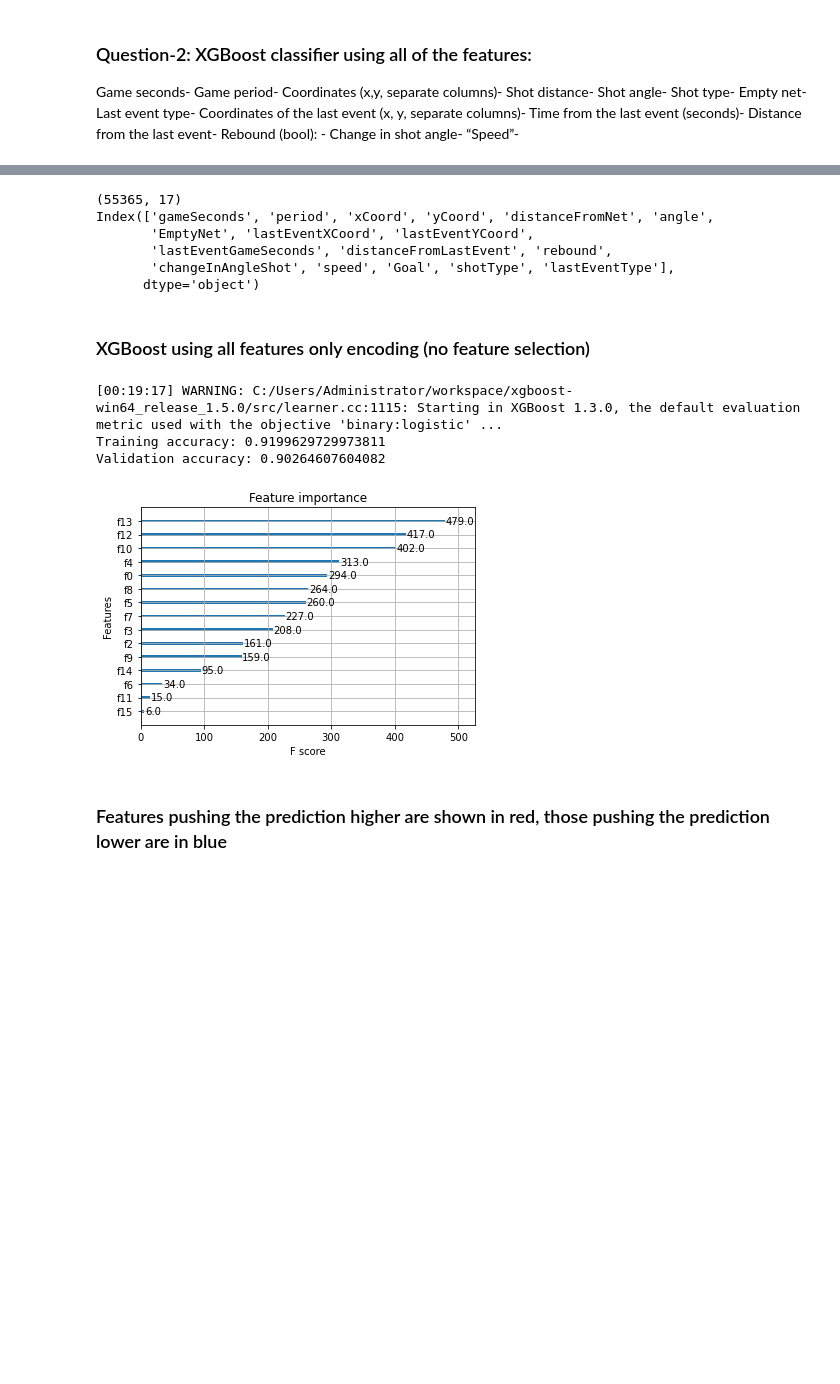
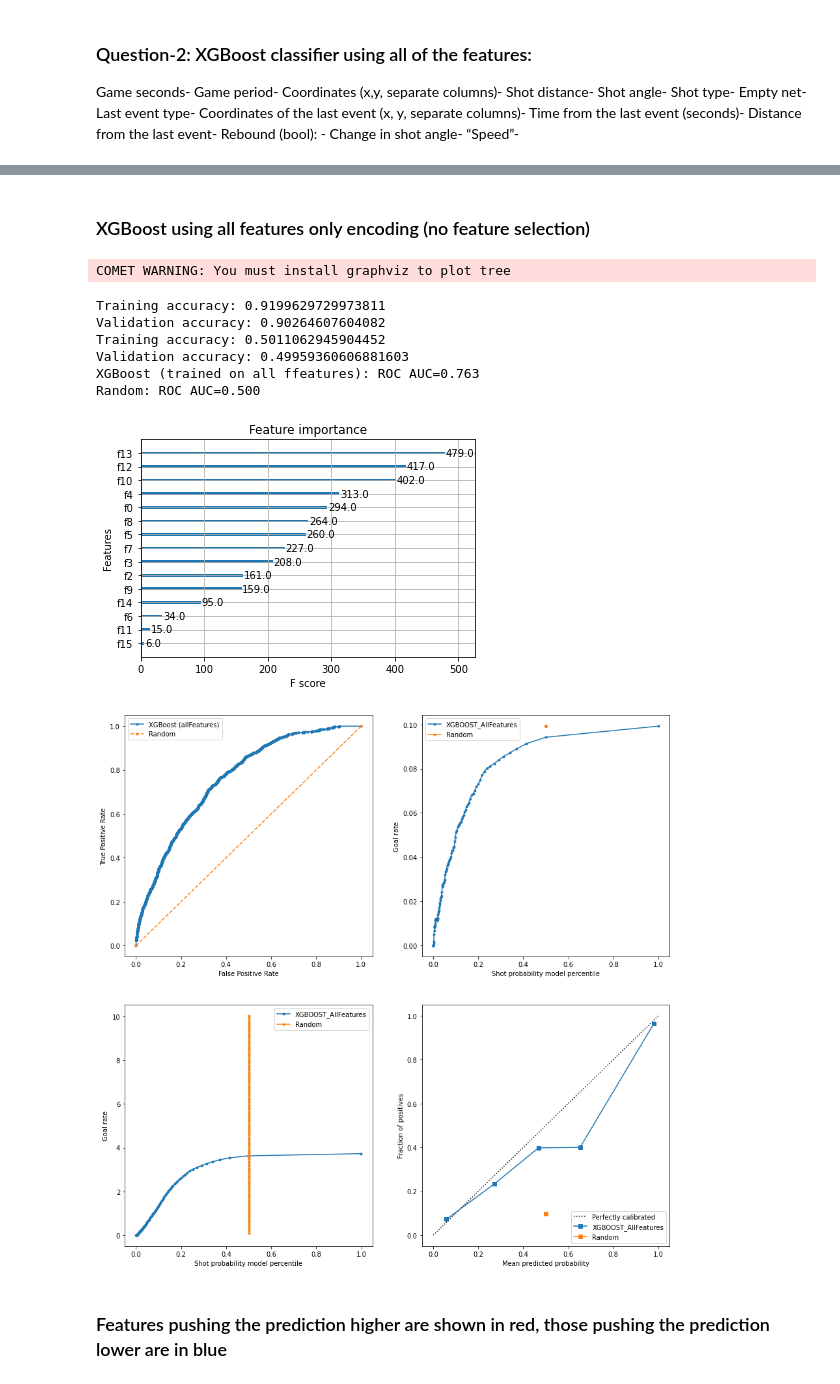
Before and after one commit to sorinmuchi/IFT6758, a Jupyter notebook: notebooks/5-AdvancedModels.ipynb, the cells around one changed output, grey strips where cells are left out. Drawn from its saved outputs; the diff is of its cells as text; code cells hidden in the pictures; blank space fills up the shorter version.

```diff
--- a/notebooks/5-AdvancedModels.ipynb
+++ b/notebooks/5-AdvancedModels.ipynb
@@ -292,44 +415,37 @@ display(Frame.head())
 # %%
-df_f = Frame.dropna()
-print(df_f.shape)
-print(df_f.columns)
-X = df_f.drop('Goal',axis=1)
-y = df_f['Goal'].to_numpy()
-
 X_trainXG_All, X_valXG_All, y_trainXG_All, y_valXG_All = train_test_split(X, y, test_size=0.2, random_state=0)
-# %% [output]
-(55365, 17)
-Index(['gameSeconds', 'period', 'xCoord', 'yCoord', 'distanceFromNet', 'angle',
-       'EmptyNet', 'lastEventXCoord', 'lastEventYCoord',
-       'lastEventGameSeconds', 'distanceFromLastEvent', 'rebound',
-       'changeInAngleShot', 'speed', 'Goal', 'shotType', 'lastEventType'],
-      dtype='object')
 # %% [markdown]
 ### XGBoost using all features only encoding  (no feature selection)
 # %%
 ### XGBoost using all features  ###
 from xgboost import plot_importance
 from matplotlib import pyplot
 from pprint import pprint
 
 
 
 X_train1XG_All = X_trainXG_All.to_numpy().reshape(-1, len(X_trainXG_All.columns))
 X_val1XG_All = X_valXG_All.to_numpy().reshape(-1, len(X_trainXG_All.columns))
 
-xgb_clf2 = XGBClassifier().fit(X_train1XG_All, y_trainXG_All)
+xgb_clf = XGBClassifier().fit(X_train1XG_All, y_trainXG_All)
 
 
-plot_importance(xgb_clf2)
+plot_importance(xgb_clf)
 
 
-train_score1 = xgb_clf2.score(X_train1XG_All, y_trainXG_All)
-val_score1 = xgb_clf2.score(X_val1XG_All, y_valXG_All)
+train_score1 = xgb_clf.score(X_train1XG_All, y_trainXG_All)
+val_score1 = xgb_clf.score(X_val1XG_All, y_valXG_All)
 
 print(f'Training accuracy: {train_score1}')
 print(f'Validation accuracy: {val_score1}')
+displayFigures(xgb_clf,X_train1XG_All,y_trainXG_All,X_val1XG_All,y_valXG_All,"XGBOOST_AllFeatures")
 # %% [output]
-[00:19:17] WARNING: C:/Users/Administrator/workspace/xgboost-win64_release_1.5.0/src/learner.cc:1115: Starting in XGBoost 1.3.0, the default evaluation metric used with the objective 'binary:logistic' ...
-Training accuracy: 0.9199629729973811
-Validation accuracy: 0.90264607604082
+COMET WARNING: You must install graphviz to plot tree
+Training accuracy: 0.9199629729973811
+Validation accuracy: 0.90264607604082
+Training accuracy: 0.5011062945904452
+Validation accuracy: 0.49959360606881603
+XGBoost (trained on all ffeatures): ROC AUC=0.763
+Random: ROC AUC=0.500
 [figure]
+[figure, added]
```
Also changed, not shown: parts of 25 cells of this notebook.
